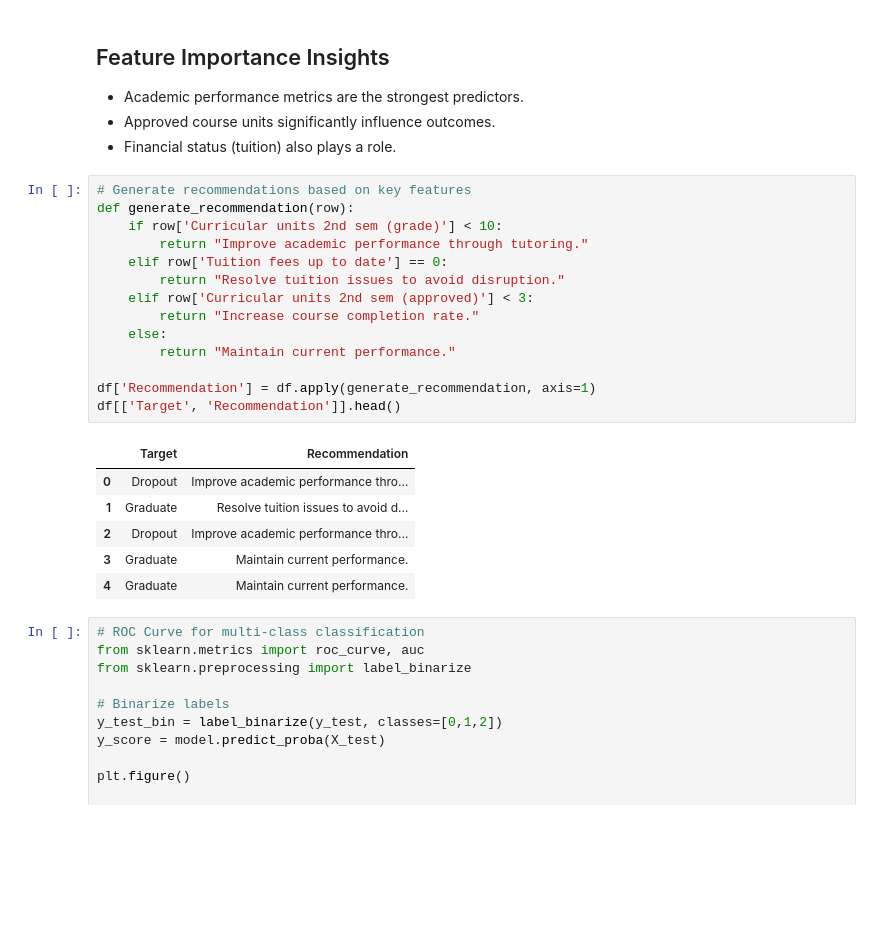
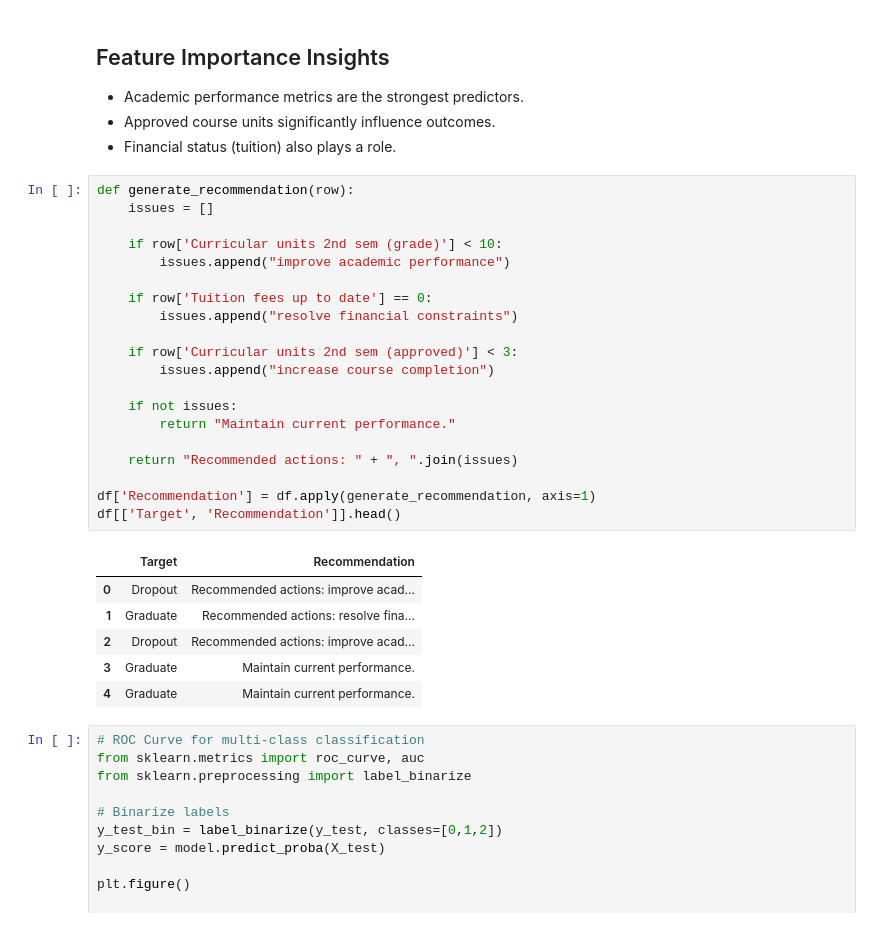
Before and after one commit to Ruonaobos/Academic-Success-Classifier, a Jupyter notebook: academic_success_classifier.ipynb, the cells around one changed output. Saved outputs shown, nothing was run; the diff lists cells and outputs as text; blank space fills up the shorter version.

Commit message:
Updated Academic Success Classifier

```diff
--- a/academic_success_classifier.ipynb
+++ b/academic_success_classifier.ipynb
@@ -155,24 +175,30 @@ plt.show()
 - Approved course units significantly influence outcomes.
 - Financial status (tuition) also plays a role.
 # %%
-# Generate recommendations based on key features
 def generate_recommendation(row):
+    issues = []
+
     if row['Curricular units 2nd sem (grade)'] < 10:
-        return "Improve academic performance through tutoring."
-    elif row['Tuition fees up to date'] == 0:
-        return "Resolve tuition issues to avoid disruption."
-    elif row['Curricular units 2nd sem (approved)'] < 3:
-        return "Increase course completion rate."
-    else:
+        issues.append("improve academic performance")
+
+    if row['Tuition fees up to date'] == 0:
+        issues.append("resolve financial constraints")
+
+    if row['Curricular units 2nd sem (approved)'] < 3:
+        issues.append("increase course completion")
+
+    if not issues:
         return "Maintain current performance."
+
+    return "Recommended actions: " + ", ".join(issues)
 
 df['Recommendation'] = df.apply(generate_recommendation, axis=1)
 df[['Target', 'Recommendation']].head()
 # %% [output]
 |  | Target | Recommendation |
-| 0 | Dropout | Improve academic performance thro... |
-| 1 | Graduate | Resolve tuition issues to avoid d... |
-| 2 | Dropout | Improve academic performance thro... |
+| 0 | Dropout | Recommended actions: improve acad... |
+| 1 | Graduate | Recommended actions: resolve fina... |
+| 2 | Dropout | Recommended actions: improve acad... |
 | 3 | Graduate | Maintain current performance. |
 | 4 | Graduate | Maintain current performance. |
 # %%
```
Also changed, not shown: parts of 4 cells of this notebook, 2 other files.
